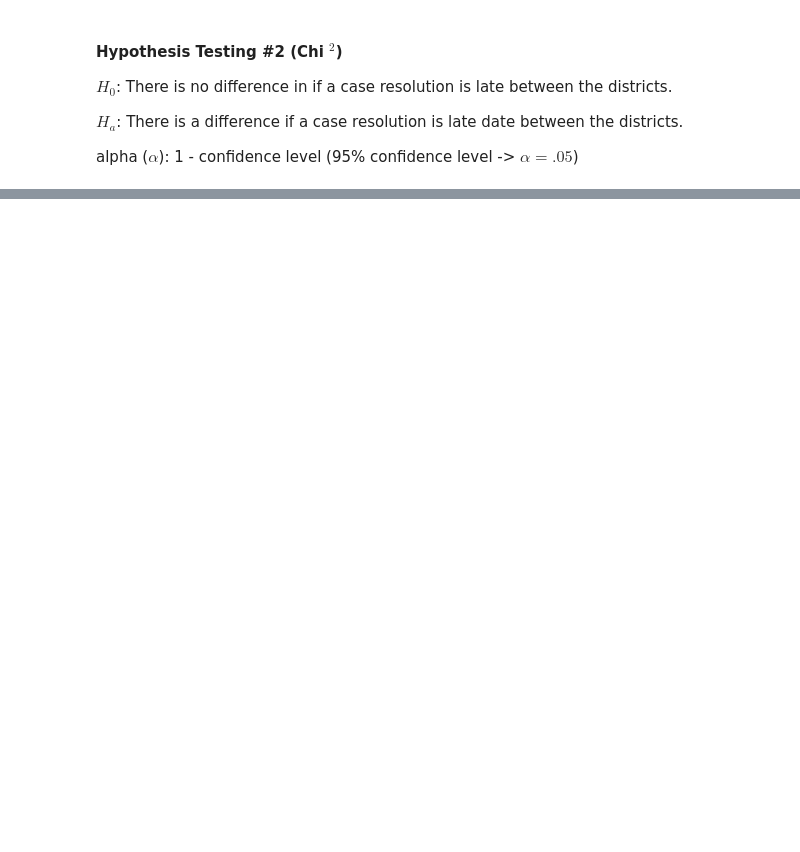
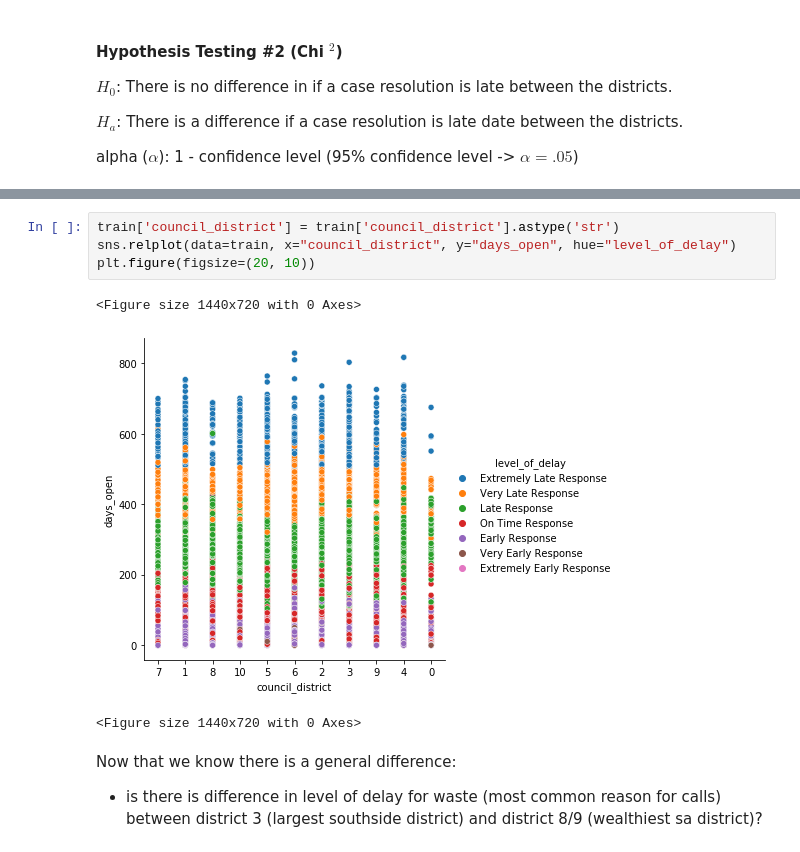
Before and after one commit to 3-1-1-Codeup/project, a Jupyter notebook: workbooks/gabby/explore_walkthrough.ipynb, the cells around one changed output, grey strips where cells are left out. Cells and saved outputs as stored; diff of their text form; blank space fills up the shorter version.

```diff
--- a/workbooks/gabby/explore_walkthrough.ipynb
+++ b/workbooks/gabby/explore_walkthrough.ipynb
@@ -55,0 +165,11 @@ get_chi_square(train)
+# %%
+train['council_district'] = train['council_district'].astype('str')
+sns.relplot(data=train, x="council_district", y="days_open", hue="level_of_delay")
+plt.figure(figsize=(20, 10))
+# %% [output]
+<Figure size 1440x720 with 0 Axes>
+[figure, added]
+<Figure size 1440x720 with 0 Axes>
+# %% [markdown]
+Now that we know there is a general difference:
+- is there is difference in level of delay for waste (most common reason for calls) between district 3 (largest southside district) and district 8/9 (wealthiest sa district)?
```
Also changed, not shown: parts of 39 cells of this notebook, 1 other file.
